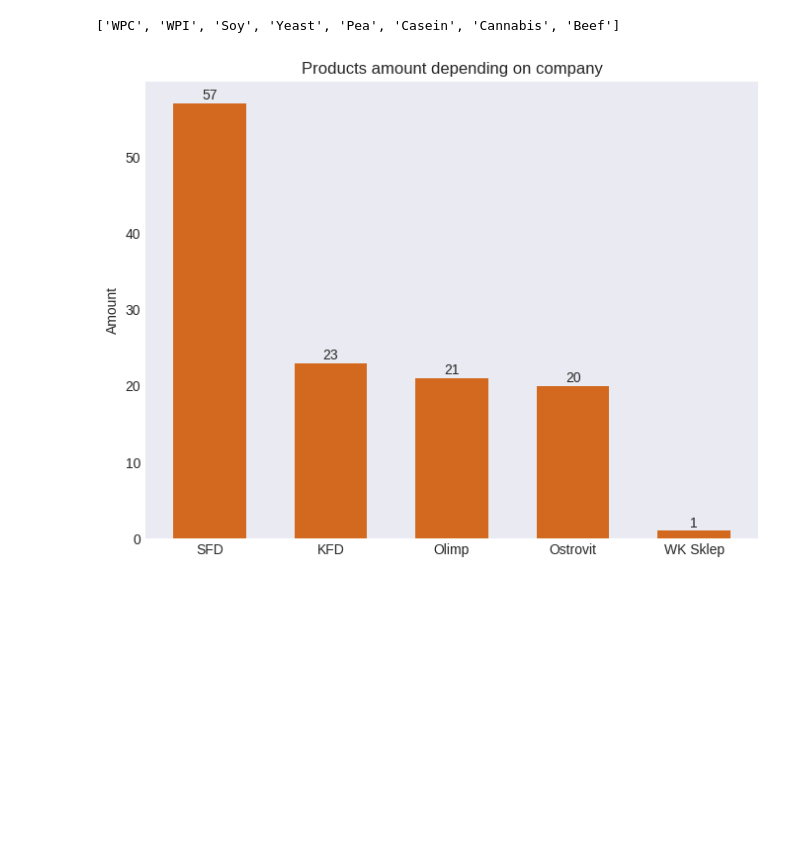
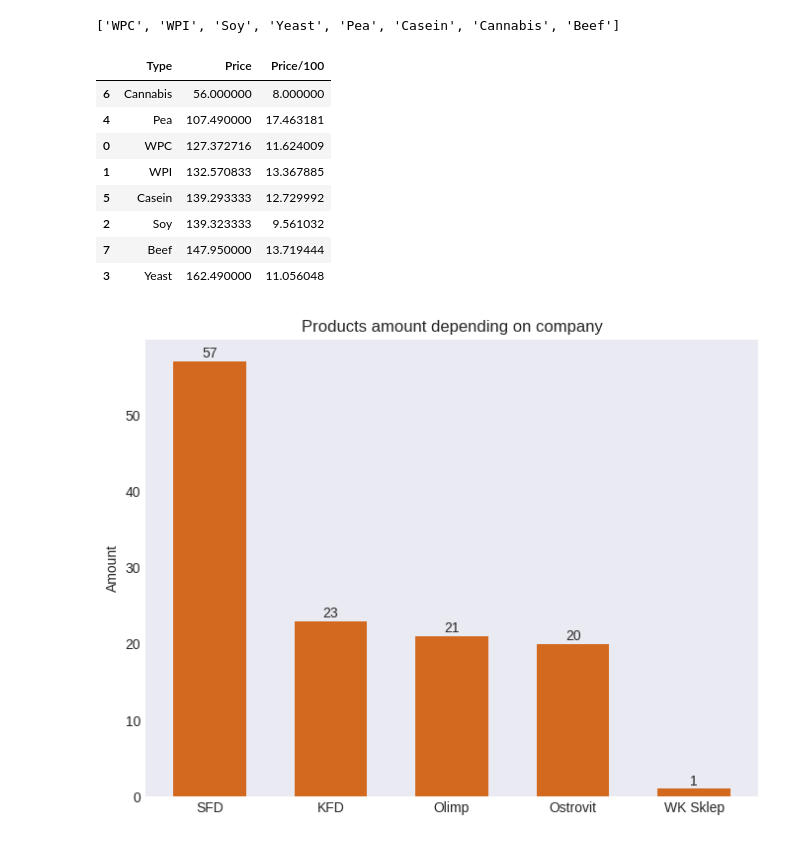
Before and after one commit to KamilShape/whey_analysis, a Jupyter notebook: Whey_analysis.ipynb, the cells around one changed output. Cells and saved outputs as stored; diff of their text form; code cells hidden in the pictures; blank space fills up the shorter version.

```diff
--- a/Whey_analysis.ipynb
+++ b/Whey_analysis.ipynb
@@ -145,3 +151,15 @@ types
+# %%
+types_df.sort_values(by='Price')
+# %% [output]
+|  | Type | Price | Price/100 |
+| 6 | Cannabis | 56.000000 | 8.000000 |
+| 4 | Pea | 107.490000 | 17.463181 |
+| 0 | WPC | 127.372716 | 11.624009 |
+| 1 | WPI | 132.570833 | 13.367885 |
+| 5 | Casein | 139.293333 | 12.729992 |
+| 2 | Soy | 139.323333 | 9.561032 |
+| 7 | Beef | 147.950000 | 13.719444 |
+| 3 | Yeast | 162.490000 | 11.056048 |
 # %%
 #products amount depending on company in dataset
 plt.style.use('seaborn-dark')
```
Also changed, not shown: parts of 11 cells of this notebook.
